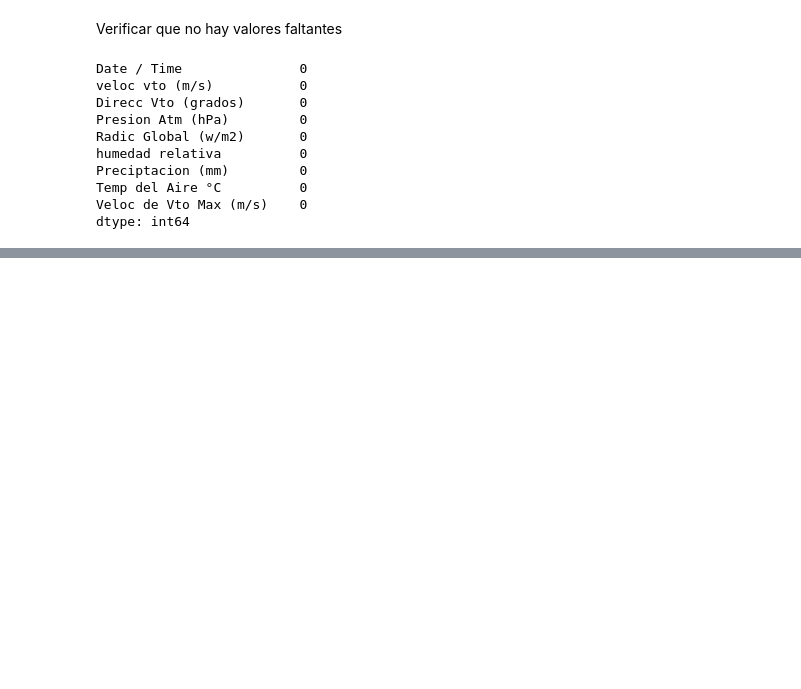
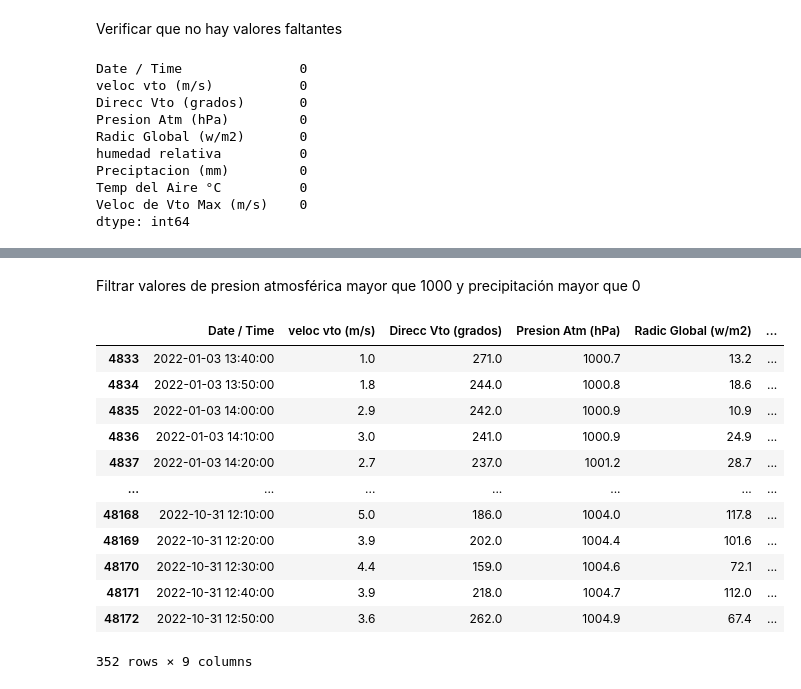
Before and after one commit to aldodds/DS_Python_WeatherStation, a Jupyter notebook: EstacionMeteorologica.ipynb, the cells around one changed output, grey strips where cells are left out. Saved outputs shown, nothing was run; the diff lists cells and outputs as text; code cells hidden in the pictures; blank space fills up the shorter version.

```diff
--- a/EstacionMeteorologica.ipynb
+++ b/EstacionMeteorologica.ipynb
@@ -416,0 +431,19 @@ dtype: int64
+# %% [markdown]
+Filtrar valores de presion atmosférica mayor que 1000 y precipitación mayor que 0
+# %%
+precipitacion_altaPresion_estacion_meteorologica = estacion_meteorologica[(estacion_meteorologica['Presion Atm (hPa)'] > 1000) & estacion_meteorologica['Preciptacion (mm)'] > 0.0]
+precipitacion_altaPresion_estacion_meteorologica
+# %% [output]
+|  | Date / Time | veloc vto (m/s) | Direcc Vto (grados) | Presion Atm (hPa) | Radic Global (w/m2) | ... |
+| 4833 | 2022-01-03 13:40:00 | 1.0 | 271.0 | 1000.7 | 13.2 | ... |
+| 4834 | 2022-01-03 13:50:00 | 1.8 | 244.0 | 1000.8 | 18.6 | ... |
+| 4835 | 2022-01-03 14:00:00 | 2.9 | 242.0 | 1000.9 | 10.9 | ... |
+| 4836 | 2022-01-03 14:10:00 | 3.0 | 241.0 | 1000.9 | 24.9 | ... |
+| 4837 | 2022-01-03 14:20:00 | 2.7 | 237.0 | 1001.2 | 28.7 | ... |
+| ... | ... | ... | ... | ... | ... | ... |
+| 48168 | 2022-10-31 12:10:00 | 5.0 | 186.0 | 1004.0 | 117.8 | ... |
+| 48169 | 2022-10-31 12:20:00 | 3.9 | 202.0 | 1004.4 | 101.6 | ... |
+| 48170 | 2022-10-31 12:30:00 | 4.4 | 159.0 | 1004.6 | 72.1 | ... |
+| 48171 | 2022-10-31 12:40:00 | 3.9 | 218.0 | 1004.7 | 112.0 | ... |
+| 48172 | 2022-10-31 12:50:00 | 3.6 | 262.0 | 1004.9 | 67.4 | ... |
+352 rows × 9 columns
```
Also changed, not shown: parts of 10 cells of this notebook, 1 other file.
